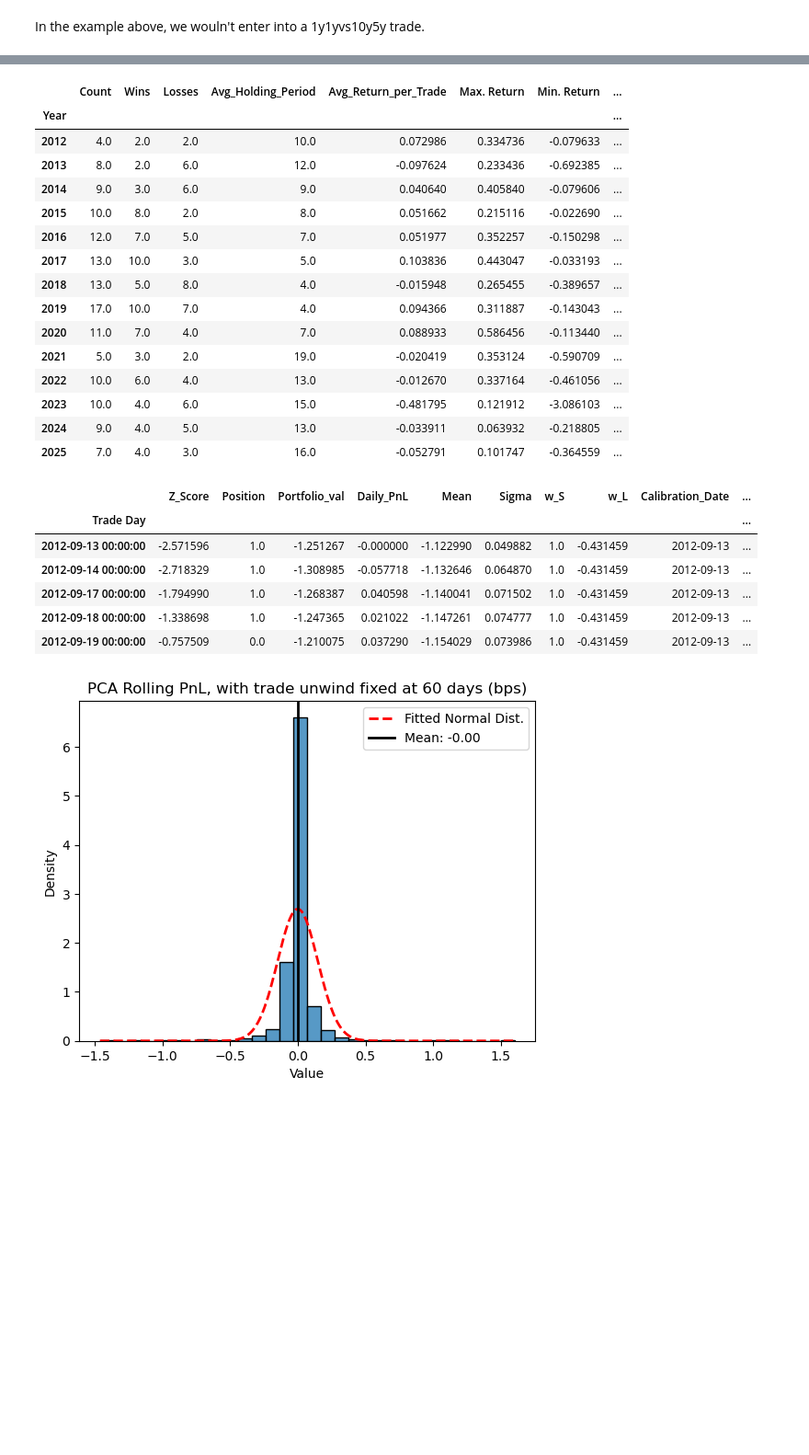
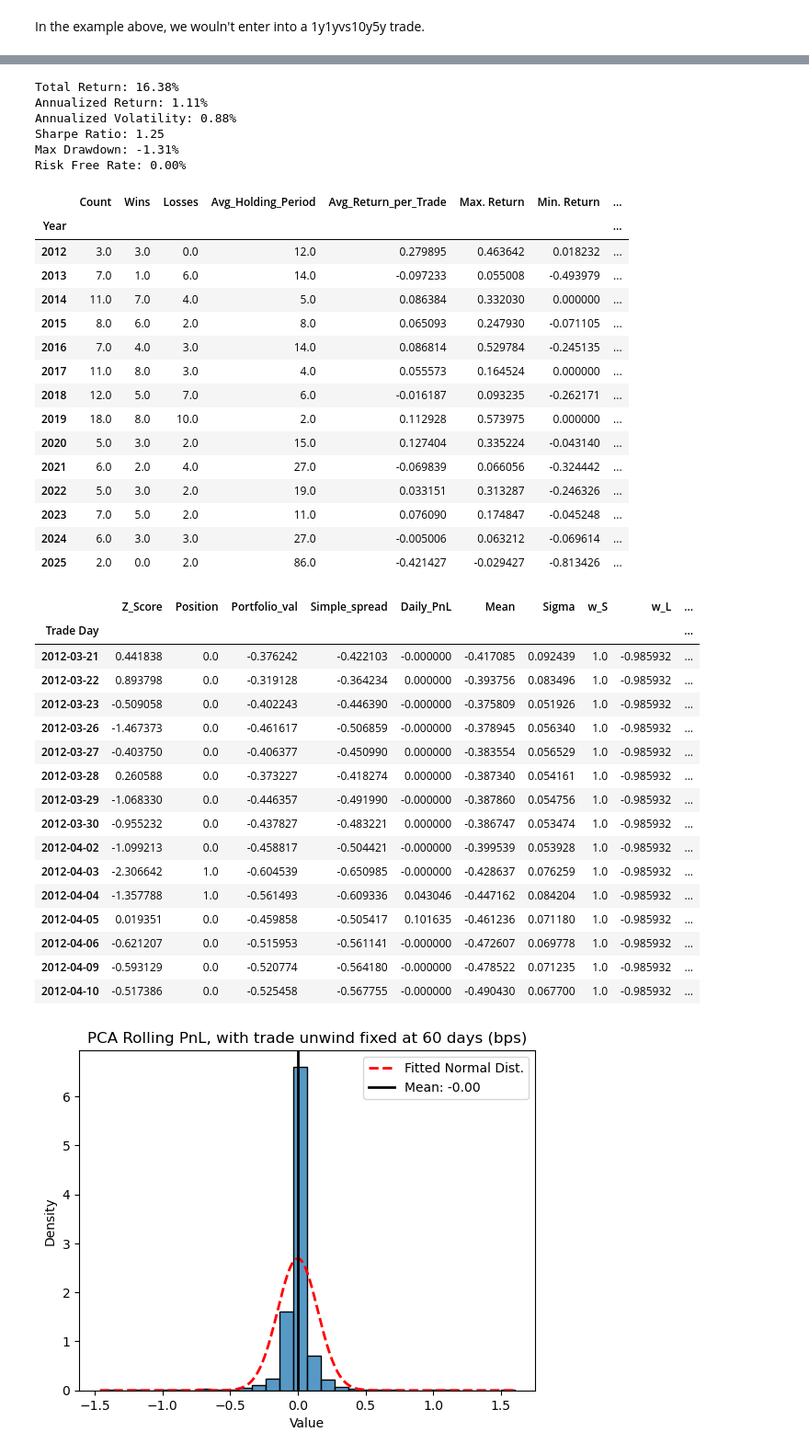
Before and after one commit to hedge-fund-strats/yield-curve-slope-trading, a Jupyter notebook: trading-strat-steepeners-flatteners.ipynb, the cells around one changed output, grey strips where cells are left out. Shown at 92% size. Cells and saved outputs as stored; diff of their text form; code cells hidden in the pictures; blank space fills up the shorter version.

```diff
--- a/trading-strat-steepeners-flatteners.ipynb
+++ b/trading-strat-steepeners-flatteners.ipynb
@@ -187,15 +187,15 @@ import module_rollingPCA_Spread as cm
 
 #Global Parameters:
 years_corr = 1
-years_vol = 0.25
+years_vol = 0.5
 periods_corr = round(years_corr*252)
 periods_vol = round(years_vol*252)
-instruments = ["USD4y1y", "USD25y5y"]
+instruments = ["USD1y1y", "USD20y5y"]
 
 rolling_spread = cm.SpreadTradesRollingPCA(fwd_swap_rates, periods_corr, periods_vol, instruments) #-> Instantiate object
 _= rolling_spread.spread_weigths_rollPCA() # -> Set the weights
-mean_reversion_trading = rolling_spread.zscore_spread_trades(30, 2, 0.5) # -> Get z-score signals and position
-results_dict = rolling_spread.summarize_strategy_performance()
+mean_reversion_trading = rolling_spread.zscore_spread_trades(60, 2, 0.5) # -> Get z-score signals and position
+results_dict = rolling_spread.summarize_trade_performance()
 cm.plot_backtest_summary(mean_reversion_trading)
 # %% [output]
 ------------------------------------------
@@ -217,33 +215,58 @@ results_dict = rolling_spread.summarize_strategy_performance()
+# %%
+#risk_free_rate = fwd_swap_rates['USD1y1y'].mean()/100
+risk_free_rate = 0.0
+strategy_results = cm.strategy_metrics(mean_reversion_trading, risk_free_rate)
+for k, v in strategy_results.items():
+    print(f"{k}: {v:.2%}" if "Ratio" not in k else f"{k}: {v:.2f}")
+print("Risk Free Rate: {r:.2%}".format(r = risk_free_rate))
+# %% [output]
+Total Return: 16.38%
+Annualized Return: 1.11%
+Annualized Volatility: 0.88%
+Sharpe Ratio: 1.25
+Max Drawdown: -1.31%
+Risk Free Rate: 0.00%
 # %%
+results_dict = rolling_spread.summarize_trade_performance()
 results_dict['By_Year']
 # %% [output]
 |  | Count | Wins | Losses | Avg_Holding_Period | Avg_Return_per_Trade | Max. Return | Min. Return | ... |
 | Year |  |  |  |  |  |  |  | ... |
-| 2012 | 4.0 | 2.0 | 2.0 | 10.0 | 0.072986 | 0.334736 | -0.079633 | ... |
-| 2013 | 8.0 | 2.0 | 6.0 | 12.0 | -0.097624 | 0.233436 | -0.692385 | ... |
-| 2014 | 9.0 | 3.0 | 6.0 | 9.0 | 0.040640 | 0.405840 | -0.079606 | ... |
-| 2015 | 10.0 | 8.0 | 2.0 | 8.0 | 0.051662 | 0.215116 | -0.022690 | ... |
-| 2016 | 12.0 | 7.0 | 5.0 | 7.0 | 0.051977 | 0.352257 | -0.150298 | ... |
-| 2017 | 13.0 | 10.0 | 3.0 | 5.0 | 0.103836 | 0.443047 | -0.033193 | ... |
-| 2018 | 13.0 | 5.0 | 8.0 | 4.0 | -0.015948 | 0.265455 | -0.389657 | ... |
-| 2019 | 17.0 | 10.0 | 7.0 | 4.0 | 0.094366 | 0.311887 | -0.143043 | ... |
-| 2020 | 11.0 | 7.0 | 4.0 | 7.0 | 0.088933 | 0.586456 | -0.113440 | ... |
-| 2021 | 5.0 | 3.0 | 2.0 | 19.0 | -0.020419 | 0.353124 | -0.590709 | ... |
-| 2022 | 10.0 | 6.0 | 4.0 | 13.0 | -0.012670 | 0.337164 | -0.461056 | ... |
-| 2023 | 10.0 | 4.0 | 6.0 | 15.0 | -0.481795 | 0.121912 | -3.086103 | ... |
-| 2024 | 9.0 | 4.0 | 5.0 | 13.0 | -0.033911 | 0.063932 | -0.218805 | ... |
-| 2025 | 7.0 | 4.0 | 3.0 | 16.0 | -0.052791 | 0.101747 | -0.364559 | ... |
+| 2012 | 3.0 | 3.0 | 0.0 | 12.0 | 0.279895 | 0.463642 | 0.018232 | ... |
+| 2013 | 7.0 | 1.0 | 6.0 | 14.0 | -0.097233 | 0.055008 | -0.493979 | ... |
+| 2014 | 11.0 | 7.0 | 4.0 | 5.0 | 0.086384 | 0.332030 | 0.000000 | ... |
+| 2015 | 8.0 | 6.0 | 2.0 | 8.0 | 0.065093 | 0.247930 | -0.071105 | ... |
+| 2016 | 7.0 | 4.0 | 3.0 | 14.0 | 0.086814 | 0.529784 | -0.245135 | ... |
+| 2017 | 11.0 | 8.0 | 3.0 | 4.0 | 0.055573 | 0.164524 | 0.000000 | ... |
+| 2018 | 12.0 | 5.0 | 7.0 | 6.0 | -0.016187 | 0.093235 | -0.262171 | ... |
+| 2019 | 18.0 | 8.0 | 10.0 | 2.0 | 0.112928 | 0.573975 | 0.000000 | ... |
+| 2020 | 5.0 | 3.0 | 2.0 | 15.0 | 0.127404 | 0.335224 | -0.043140 | ... |
+| 2021 | 6.0 | 2.0 | 4.0 | 27.0 | -0.069839 | 0.066056 | -0.324442 | ... |
+| 2022 | 5.0 | 3.0 | 2.0 | 19.0 | 0.033151 | 0.313287 | -0.246326 | ... |
+| 2023 | 7.0 | 5.0 | 2.0 | 11.0 | 0.076090 | 0.174847 | -0.045248 | ... |
+| 2024 | 6.0 | 3.0 | 3.0 | 27.0 | -0.005006 | 0.063212 | -0.069614 | ... |
+| 2025 | 2.0 | 0.0 | 2.0 | 86.0 | -0.421427 | -0.029427 | -0.813426 | ... |
 # %%
 #plt.plot(z_scores.index, z_scores['Z_Score'])
-mean_reversion_trading.head(5)
+mean_reversion_trading.head(15)
 # %% [output]
-|  | Z_Score | Position | Portfolio_val | Daily_PnL | Mean | Sigma | w_S | w_L | Calibration_Date | ... |
+|  | Z_Score | Position | Portfolio_val | Simple_spread | Daily_PnL | Mean | Sigma | w_S | w_L | ... |
 | Trade Day |  |  |  |  |  |  |  |  |  | ... |
-| 2012-09-13 00:00:00 | -2.571596 | 1.0 | -1.251267 | -0.000000 | -1.122990 | 0.049882 | 1.0 | -0.431459 | 2012-09-13 | ... |
-| 2012-09-14 00:00:00 | -2.718329 | 1.0 | -1.308985 | -0.057718 | -1.132646 | 0.064870 | 1.0 | -0.431459 | 2012-09-13 | ... |
-| 2012-09-17 00:00:00 | -1.794990 | 1.0 | -1.268387 | 0.040598 | -1.140041 | 0.071502 | 1.0 | -0.431459 | 2012-09-13 | ... |
-| 2012-09-18 00:00:00 | -1.338698 | 1.0 | -1.247365 | 0.021022 | -1.147261 | 0.074777 | 1.0 | -0.431459 | 2012-09-13 | ... |
-| 2012-09-19 00:00:00 | -0.757509 | 0.0 | -1.210075 | 0.037290 | -1.154029 | 0.073986 | 1.0 | -0.431459 | 2012-09-13 | ... |
+| 2012-03-21 | 0.441838 | 0.0 | -0.376242 | -0.422103 | -0.000000 | -0.417085 | 0.092439 | 1.0 | -0.985932 | ... |
+| 2012-03-22 | 0.893798 | 0.0 | -0.319128 | -0.364234 | 0.000000 | -0.393756 | 0.083496 | 1.0 | -0.985932 | ... |
+| 2012-03-23 | -0.509058 | 0.0 | -0.402243 | -0.446390 | -0.000000 | -0.375809 | 0.051926 | 1.0 | -0.985932 | ... |
+| 2012-03-26 | -1.467373 | 0.0 | -0.461617 | -0.506859 | -0.000000 | -0.378945 | 0.056340 | 1.0 | -0.985932 | ... |
+| 2012-03-27 | -0.403750 | 0.0 | -0.406377 | -0.450990 | 0.000000 | -0.383554 | 0.056529 | 1.0 | -0.985932 | ... |
+| 2012-03-28 | 0.260588 | 0.0 | -0.373227 | -0.418274 | 0.000000 | -0.387340 | 0.054161 | 1.0 | -0.985932 | ... |
+| 2012-03-29 | -1.068330 | 0.0 | -0.446357 | -0.491990 | -0.000000 | -0.387860 | 0.054756 | 1.0 | -0.985932 | ... |
+| 2012-03-30 | -0.955232 | 0.0 | -0.437827 | -0.483221 | 0.000000 | -0.386747 | 0.053474 | 1.0 | -0.985932 | ... |
+| 2012-04-02 | -1.099213 | 0.0 | -0.458817 | -0.504421 | -0.000000 | -0.399539 | 0.053928 | 1.0 | -0.985932 | ... |
+| 2012-04-03 | -2.306642 | 1.0 | -0.604539 | -0.650985 | -0.000000 | -0.428637 | 0.076259 | 1.0 | -0.985932 | ... |
+| 2012-04-04 | -1.357788 | 1.0 | -0.561493 | -0.609336 | 0.043046 | -0.447162 | 0.084204 | 1.0 | -0.985932 | ... |
+| 2012-04-05 | 0.019351 | 0.0 | -0.459858 | -0.505417 | 0.101635 | -0.461236 | 0.071180 | 1.0 | -0.985932 | ... |
+| 2012-04-06 | -0.621207 | 0.0 | -0.515953 | -0.561141 | -0.000000 | -0.472607 | 0.069778 | 1.0 | -0.985932 | ... |
+| 2012-04-09 | -0.593129 | 0.0 | -0.520774 | -0.564180 | -0.000000 | -0.478522 | 0.071235 | 1.0 | -0.985932 | ... |
+| 2012-04-10 | -0.517386 | 0.0 | -0.525458 | -0.567755 | -0.000000 | -0.490430 | 0.067700 | 1.0 | -0.985932 | ... |
 # %%
 import seaborn as sns
 import matplotlib.pyplot as plt
```
Also changed, not shown: parts of 3 cells of this notebook, 1 other file.
